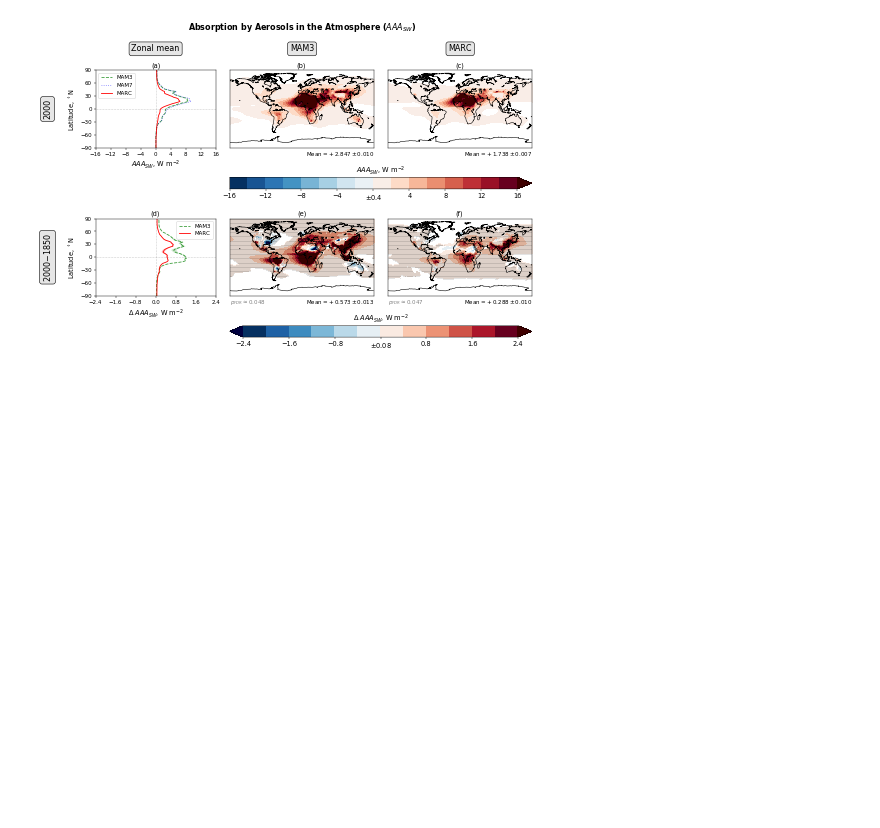
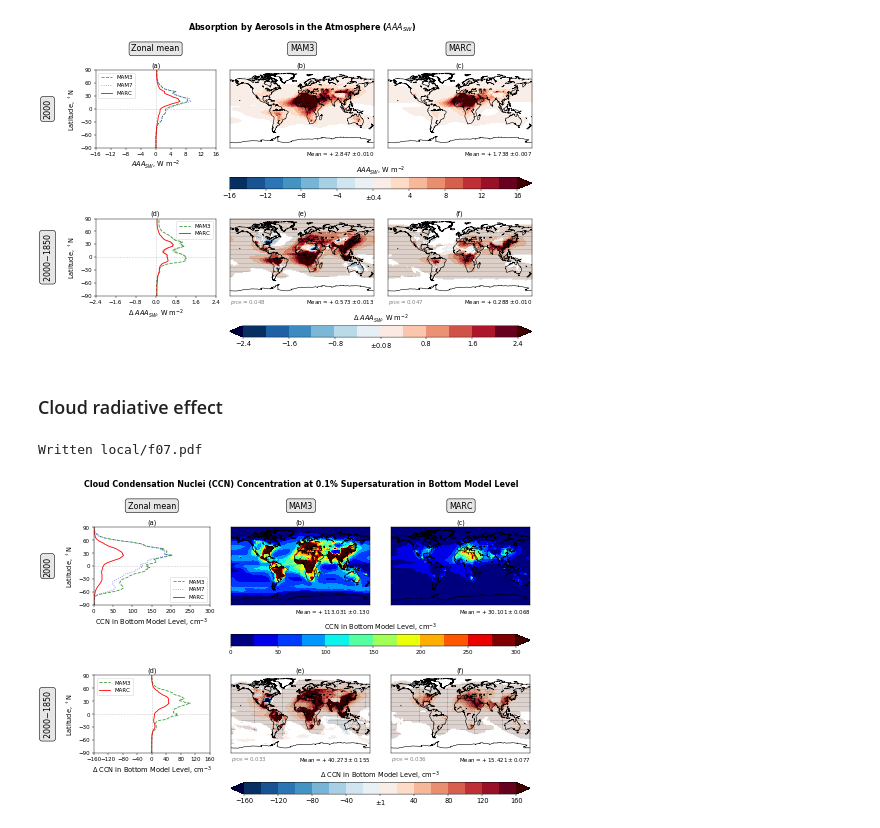
Before and after one commit to grandey/p17c-marc-comparison, a Jupyter notebook: manuscript_draft2017b/figures_draft_2017b.ipynb, the cells around one changed output. Saved outputs shown, nothing was run; the diff lists cells and outputs as text; code cells hidden in the pictures; blank space fills up the shorter version.

Commit message:
figures_draft_2017b.ipynb: adding CCN, CDNC, water path, CRE, and cloud fraction figures

```diff
--- a/manuscript_draft2017b/figures_draft_2017b.ipynb
+++ b/manuscript_draft2017b/figures_draft_2017b.ipynb
@@ -657,3 +661,19 @@ figure_counter += 1
 # %% [output]
 Written local/f06.pdf
 [figure]
+# %% [markdown]
+### Cloud radiative effect
+# %%
+# CCN in bottom model level
+fig = zonal_means_maps_2000_diff(model_var_dict={'mam3': 'CCN3_ml30', 'mam7': 'CCN3_ml30',
+                                                 'marc': 'CCN3_ml30'},
+                                 main_title=('Cloud Condensation Nuclei (CCN) Concentration '
+                                             'at 0.1% Supersaturation in Bottom Model Level'),
+                                 xlabel='CCN in Bottom Model Level, cm$^{-3}$',
+                                 xlim_2000=[0, 300], whiteout_2000=None, cmap_2000='jet', nlev_2000=12,
+                                 xlim_diff=[-160, 160], whiteout_diff='1', cmap_diff='RdBu_r', nlev_diff=16,
+                                 file_prefix='f{:02}'.format(figure_counter))
+figure_counter += 1
+# %% [output]
+Written local/f07.pdf
+[figure, added]
```
Also changed, not shown: parts of 20 cells of this notebook.
